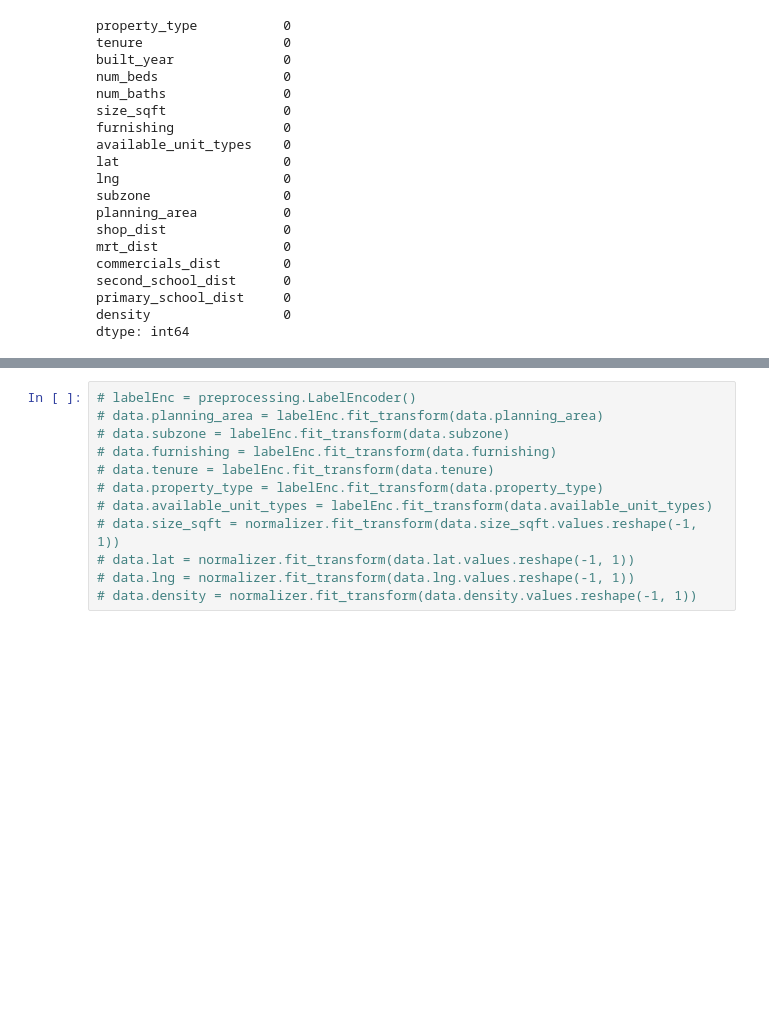
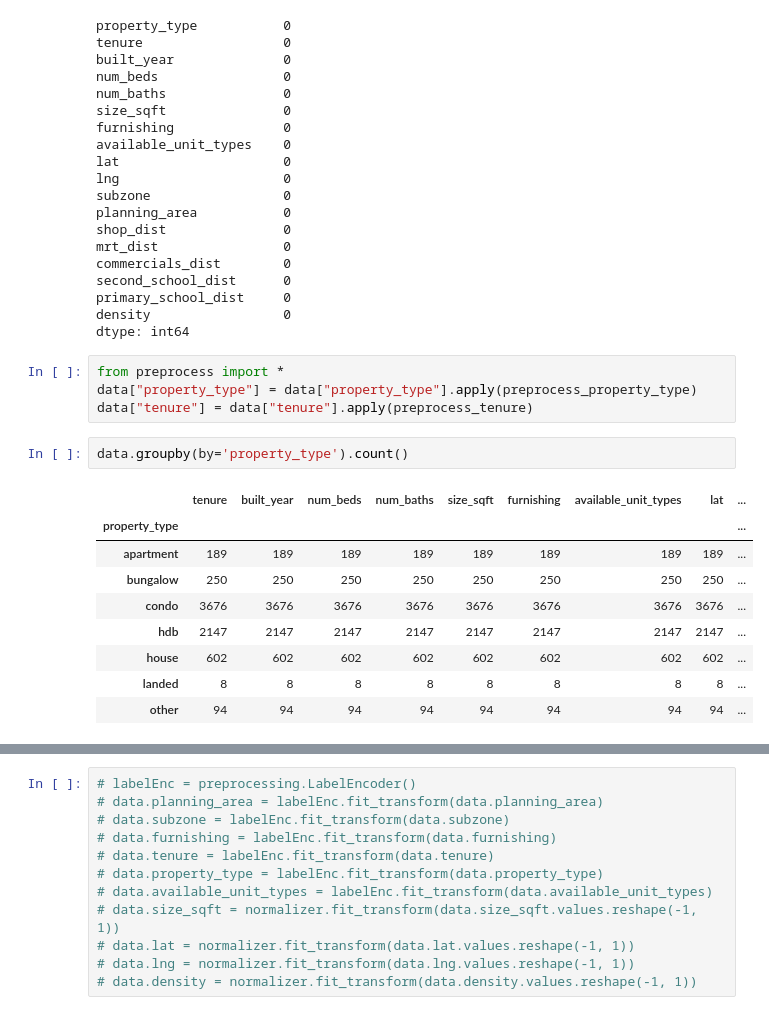
Before and after one commit to GaryGky/CS5228, a Jupyter notebook: Project/testprocess.ipynb, the cells around one changed output, grey strips where cells are left out. Drawn from its saved outputs; the diff is of its cells as text; blank space fills up the shorter version.

```diff
--- a/Project/testprocess.ipynb
+++ b/Project/testprocess.ipynb
@@ -134,3 +134,19 @@ second_school_dist      0
 primary_school_dist     0
 density                 0
 dtype: int64
+# %%
+from preprocess import *
+data["property_type"] = data["property_type"].apply(preprocess_property_type)
+data["tenure"] = data["tenure"].apply(preprocess_tenure)
+# %%
+data.groupby(by='property_type').count()
+# %% [output]
+|  | tenure | built_year | num_beds | num_baths | size_sqft | furnishing | available_unit_types | lat | ... |
+| property_type |  |  |  |  |  |  |  |  | ... |
+| apartment | 189 | 189 | 189 | 189 | 189 | 189 | 189 | 189 | ... |
+| bungalow | 250 | 250 | 250 | 250 | 250 | 250 | 250 | 250 | ... |
+| condo | 3676 | 3676 | 3676 | 3676 | 3676 | 3676 | 3676 | 3676 | ... |
+| hdb | 2147 | 2147 | 2147 | 2147 | 2147 | 2147 | 2147 | 2147 | ... |
+| house | 602 | 602 | 602 | 602 | 602 | 602 | 602 | 602 | ... |
+| landed | 8 | 8 | 8 | 8 | 8 | 8 | 8 | 8 | ... |
+| other | 94 | 94 | 94 | 94 | 94 | 94 | 94 | 94 | ... |
```
Also changed, not shown: parts of 1 cell of this notebook, 2 other files.
